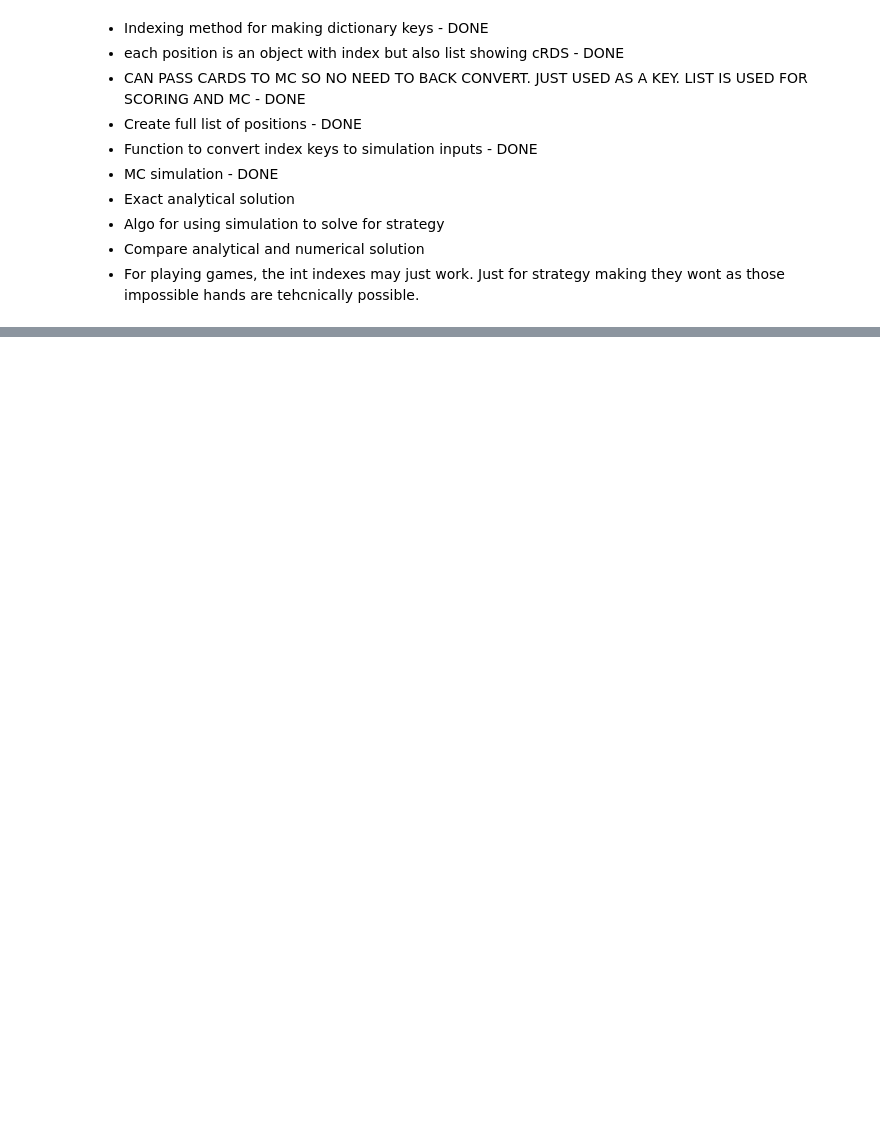
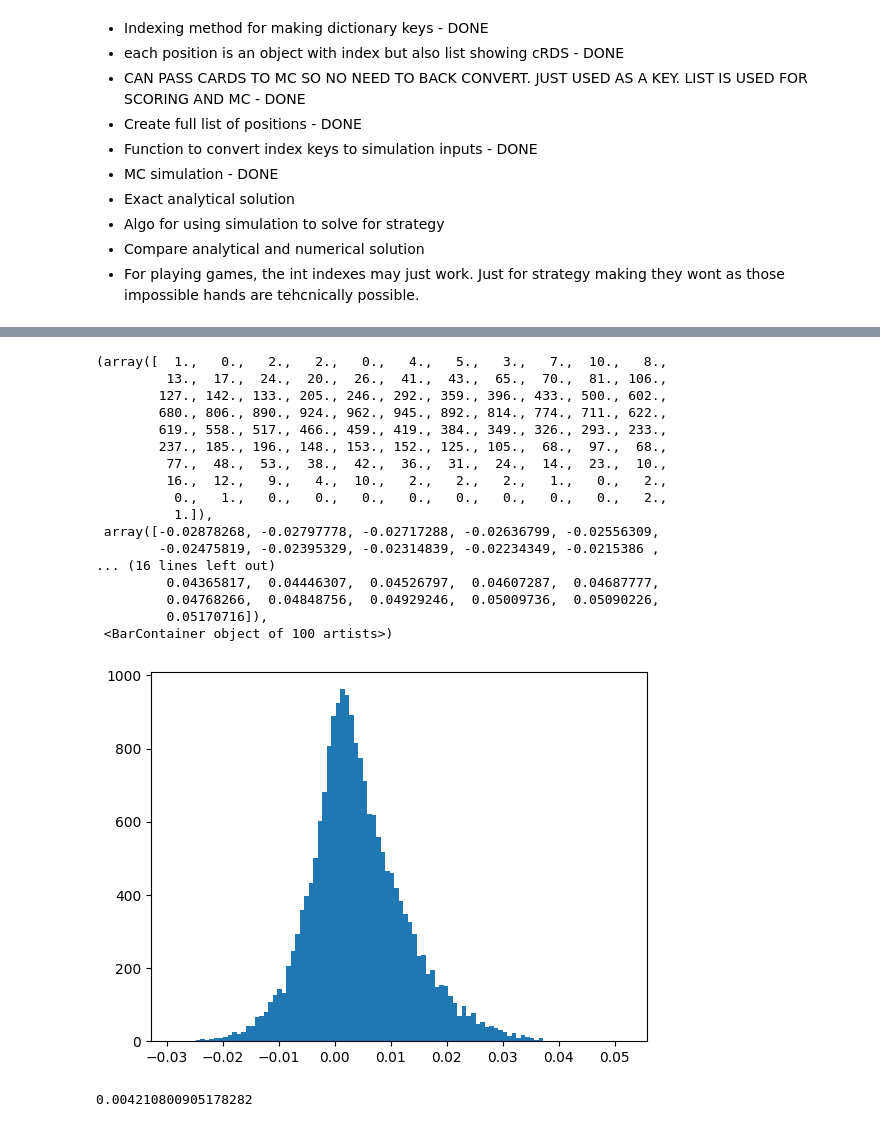
Before and after one commit to leongill1/Blackjack-Python, a Jupyter notebook: BlackjackP.ipynb, the cells around one changed output, grey strips where cells are left out. Drawn from its saved outputs; the diff is of its cells as text; code cells hidden in the pictures; blank space fills up the shorter version.

Commit message:
Implmented analytical prob. Error of .4% on eveything.

```diff
--- a/BlackjackP.ipynb
+++ b/BlackjackP.ipynb
@@ -69,3 +180,17 @@ def getPositions(decks = 1):
                             Master[current_position.index] = current_position
         runs += 1
     return Master
+# %%
+class Strategy:
+    def __init__(self, decks = 1):
+        self.positions = getPositions(decks = decks)
+
+    def get_stick_probability(self, simulations):
+        for position in self.positions.values():
+            position.add_stick_probability(simulations)
+# %%
+strategy = Strategy()
+strategy.get_stick_probability(10000)
+# %%
+for i in strategy.positions.values():
+    i.analyticalSolution()
@@ -71,0 +213,4 @@ def getPositions(decks = 1):
+# %%
+errors = []
+for i in strategy.positions.values():
+    errors.append(i.error)
@@ -71,0 +219,25 @@ def getPositions(decks = 1):
+# %%
+plt.hist(errors, bins = 100)
+# %% [output]
+(array([  1.,   0.,   2.,   2.,   0.,   4.,   5.,   3.,   7.,  10.,   8.,
+         13.,  17.,  24.,  20.,  26.,  41.,  43.,  65.,  70.,  81., 106.,
+        127., 142., 133., 205., 246., 292., 359., 396., 433., 500., 602.,
+        680., 806., 890., 924., 962., 945., 892., 814., 774., 711., 622.,
+        619., 558., 517., 466., 459., 419., 384., 349., 326., 293., 233.,
+        237., 185., 196., 148., 153., 152., 125., 105.,  68.,  97.,  68.,
+         77.,  48.,  53.,  38.,  42.,  36.,  31.,  24.,  14.,  23.,  10.,
+         16.,  12.,   9.,   4.,  10.,   2.,   2.,   2.,   1.,   0.,   2.,
+          0.,   1.,   0.,   0.,   0.,   0.,   0.,   0.,   0.,   0.,   2.,
+          1.]),
+ array([-0.02878268, -0.02797778, -0.02717288, -0.02636799, -0.02556309,
+        -0.02475819, -0.02395329, -0.02314839, -0.02234349, -0.0215386 ,
+... (16 lines left out)
+         0.04365817,  0.04446307,  0.04526797,  0.04607287,  0.04687777,
+         0.04768266,  0.04848756,  0.04929246,  0.05009736,  0.05090226,
+         0.05170716]),
+ <BarContainer object of 100 artists>)
+[figure, added]
+# %%
+np.mean(errors)
+# %% [output]
+0.004210800905178282
```
Also changed, not shown: parts of 23 cells of this notebook.
